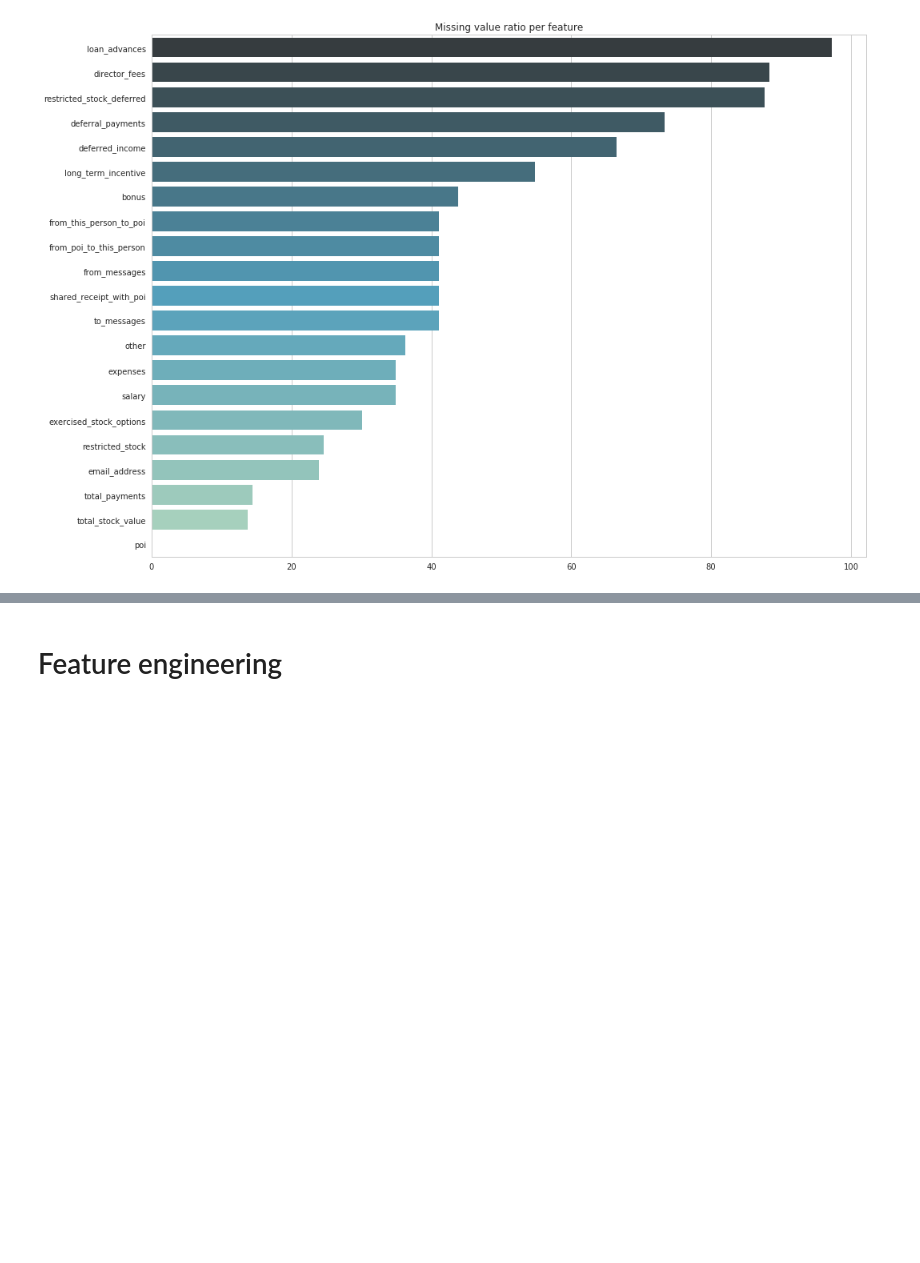
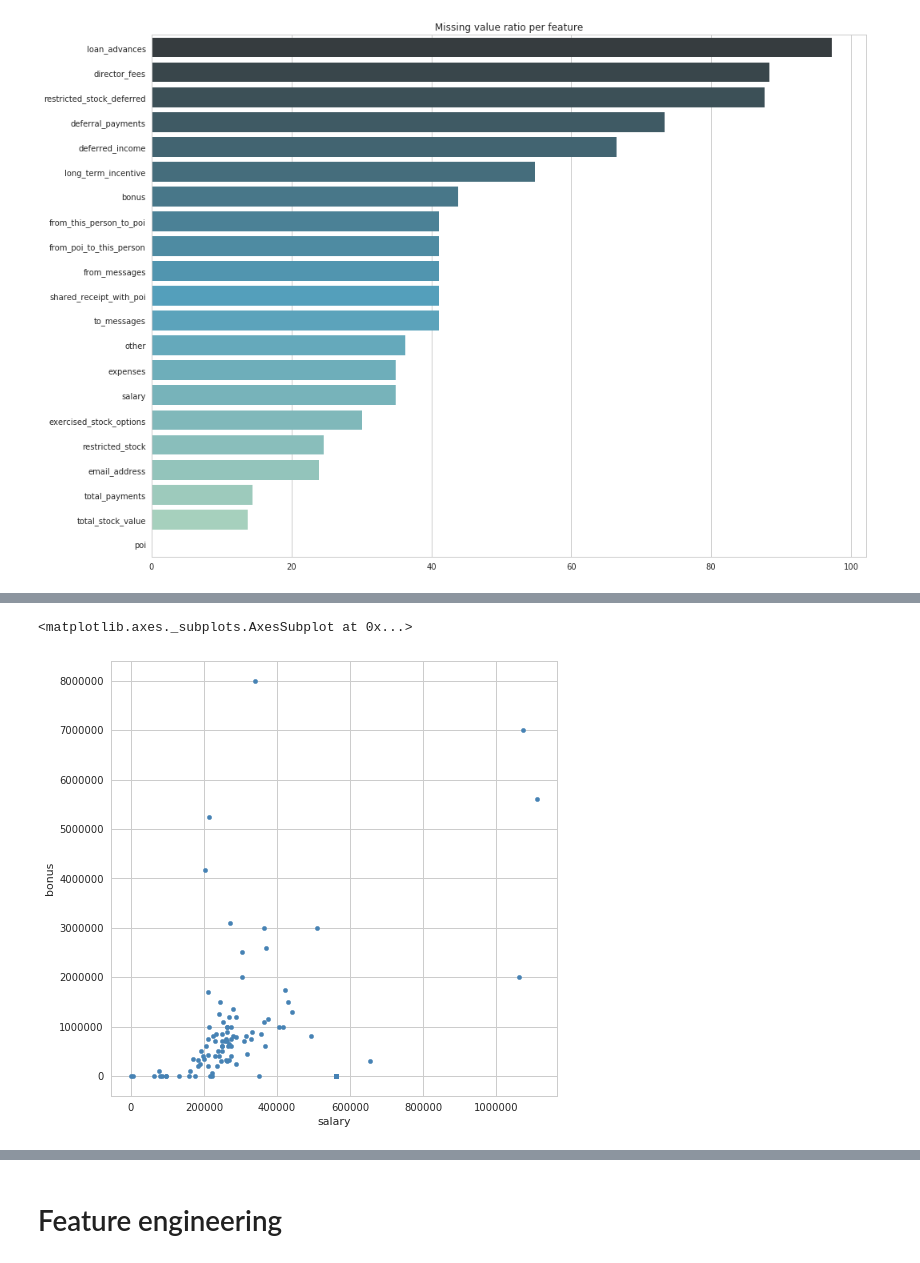
Before and after one commit to josefinaxberg/Intro-ML_Udacity, a Jupyter notebook: final_project/FinalProject_TheEnronFraud.ipynb, the cells around one changed output, grey strips where cells are left out. Saved outputs shown, nothing was run; the diff lists cells and outputs as text; code cells hidden in the pictures; blank space fills up the shorter version.

```diff
--- a/final_project/FinalProject_TheEnronFraud.ipynb
+++ b/final_project/FinalProject_TheEnronFraud.ipynb
@@ -161,0 +220,10 @@ SyntaxError: invalid syntax (<ipython-input-19-01f2897ad72e>, line 2)
+# %%
+# Remove any outliers before proceeding further
+
+df_enron = df_enron.loc[(df_enron['bonus'] < 10000000)] # This removes the row 'Total'
+# %%
+# Plot without outliers
+df_enron.plot.scatter(x='salary', y='bonus', color='steelblue', figsize=(8, 8))
+# %% [output]
+<matplotlib.axes._subplots.AxesSubplot at 0x...>
+[figure, added]
```
Also changed, not shown: parts of 25 cells of this notebook.
